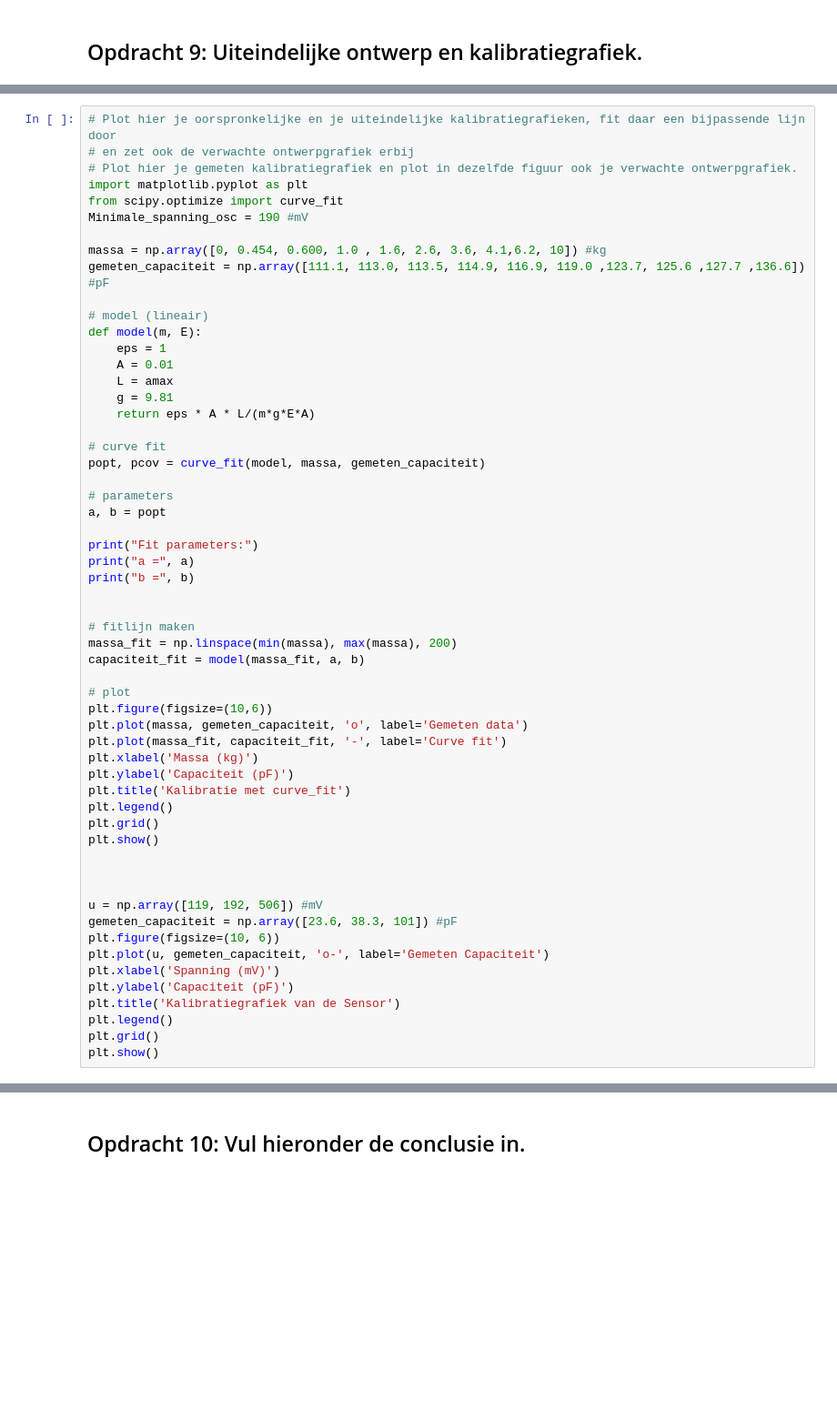
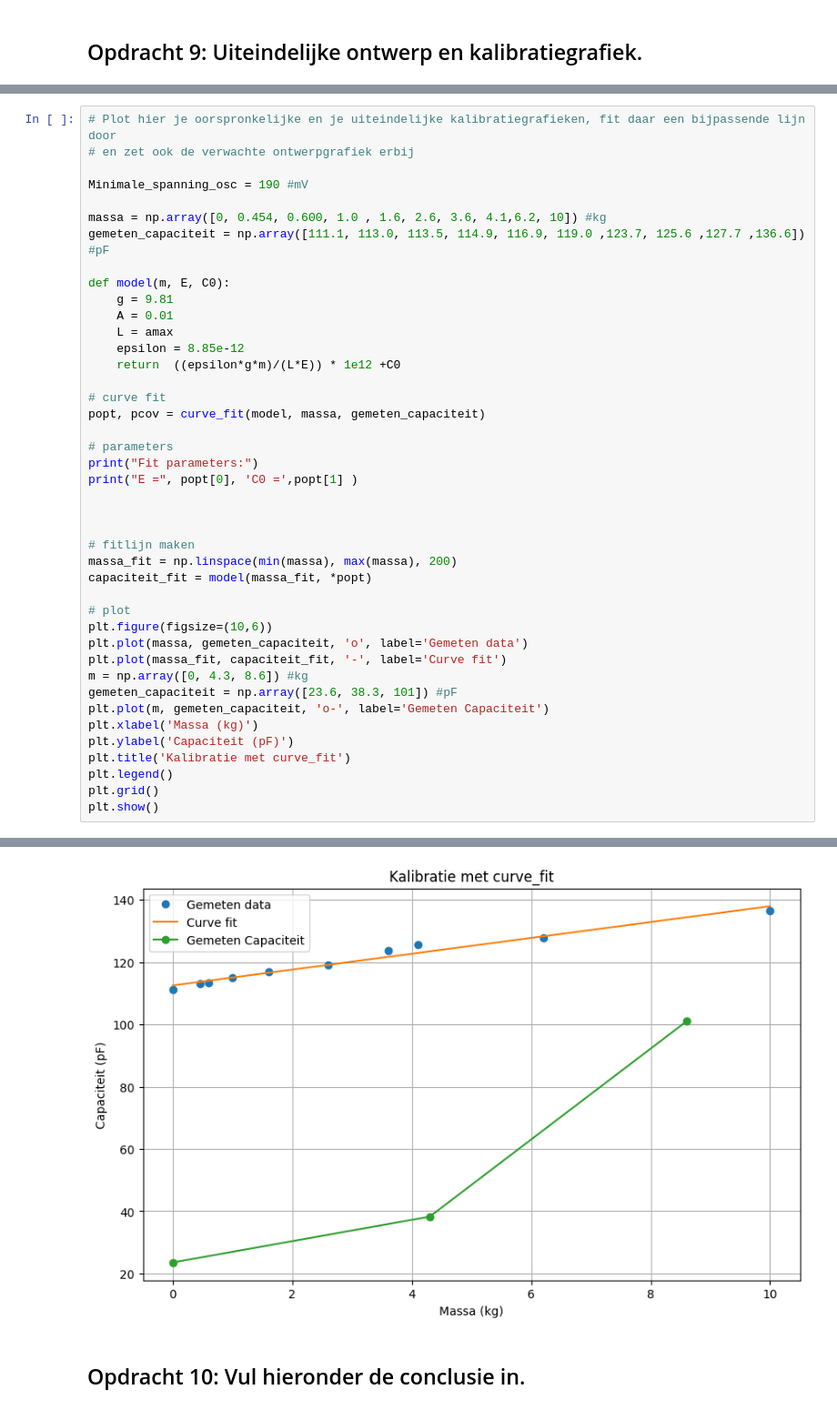
Before and after one commit to swerleman/opdrachten-DEF-D-Shannon, a Jupyter notebook: FysiekeOntwerpopdrachten/2OntwerpEenSensorCondensator/DEFOntwerpopdracht2OntwerpEenSensorInvulTemplate.ipynb, the cells around one changed output, grey strips where cells are left out. Shown at 91% size. Cells and saved outputs as stored; diff of their text form; blank space fills up the shorter version.

```diff
--- a/FysiekeOntwerpopdrachten/2OntwerpEenSensorCondensator/DEFOntwerpopdracht2OntwerpEenSensorInvulTemplate.ipynb
+++ b/FysiekeOntwerpopdrachten/2OntwerpEenSensorCondensator/DEFOntwerpopdracht2OntwerpEenSensorInvulTemplate.ipynb
@@ -168,58 +170,43 @@ Onze sensor kan nog verbetered worden door de volgende verbeteringen (minimaal 2
 # %%
 # Plot hier je oorspronkelijke en je uiteindelijke kalibratiegrafieken, fit daar een bijpassende lijn door
 # en zet ook de verwachte ontwerpgrafiek erbij
-# Plot hier je gemeten kalibratiegrafiek en plot in dezelfde figuur ook je verwachte ontwerpgrafiek.
-import matplotlib.pyplot as plt
-from scipy.optimize import curve_fit
+
 Minimale_spanning_osc = 190 #mV
 
 massa = np.array([0, 0.454, 0.600, 1.0 , 1.6, 2.6, 3.6, 4.1,6.2, 10]) #kg
 gemeten_capaciteit = np.array([111.1, 113.0, 113.5, 114.9, 116.9, 119.0 ,123.7, 125.6 ,127.7 ,136.6]) #pF
 
-# model (lineair)
-def model(m, E):
-    eps = 1
+def model(m, E, C0):
+    g = 9.81
     A = 0.01
     L = amax
-    g = 9.81
-    return eps * A * L/(m*g*E*A)
+    epsilon = 8.85e-12
+    return  ((epsilon*g*m)/(L*E)) * 1e12 +C0
 
 # curve fit
 popt, pcov = curve_fit(model, massa, gemeten_capaciteit)
 
 # parameters
-a, b = popt
+print("Fit parameters:")
+print("E =", popt[0], 'C0 =',popt[1] )
 
-print("Fit parameters:")
-print("a =", a)
-print("b =", b)
 
 
 # fitlijn maken
 massa_fit = np.linspace(min(massa), max(massa), 200)
-capaciteit_fit = model(massa_fit, a, b)
+capaciteit_fit = model(massa_fit, *popt)
 
 # plot
 plt.figure(figsize=(10,6))
 plt.plot(massa, gemeten_capaciteit, 'o', label='Gemeten data')
 plt.plot(massa_fit, capaciteit_fit, '-', label='Curve fit')
+m = np.array([0, 4.3, 8.6]) #kg
+gemeten_capaciteit = np.array([23.6, 38.3, 101]) #pF
+plt.plot(m, gemeten_capaciteit, 'o-', label='Gemeten Capaciteit')
 plt.xlabel('Massa (kg)')
 plt.ylabel('Capaciteit (pF)')
 plt.title('Kalibratie met curve_fit')
 plt.legend()
 plt.grid()
 plt.show()
-
-
-
-u = np.array([119, 192, 506]) #mV
-gemeten_capaciteit = np.array([23.6, 38.3, 101]) #pF
-plt.figure(figsize=(10, 6))
-plt.plot(u, gemeten_capaciteit, 'o-', label='Gemeten Capaciteit')
-plt.xlabel('Spanning (mV)')
-plt.ylabel('Capaciteit (pF)')
-plt.title('Kalibratiegrafiek van de Sensor')
-plt.legend()
-plt.grid()
-plt.show()
 # %% [output]
@@ -227,2 +215,3 @@ ValueError: not enough values to unpack (expected 2, got 1)
+[figure, added]
 # %% [markdown]
 ## Opdracht 10: Vul hieronder de conclusie in.
```
Also changed, not shown: parts of 11 cells of this notebook.
